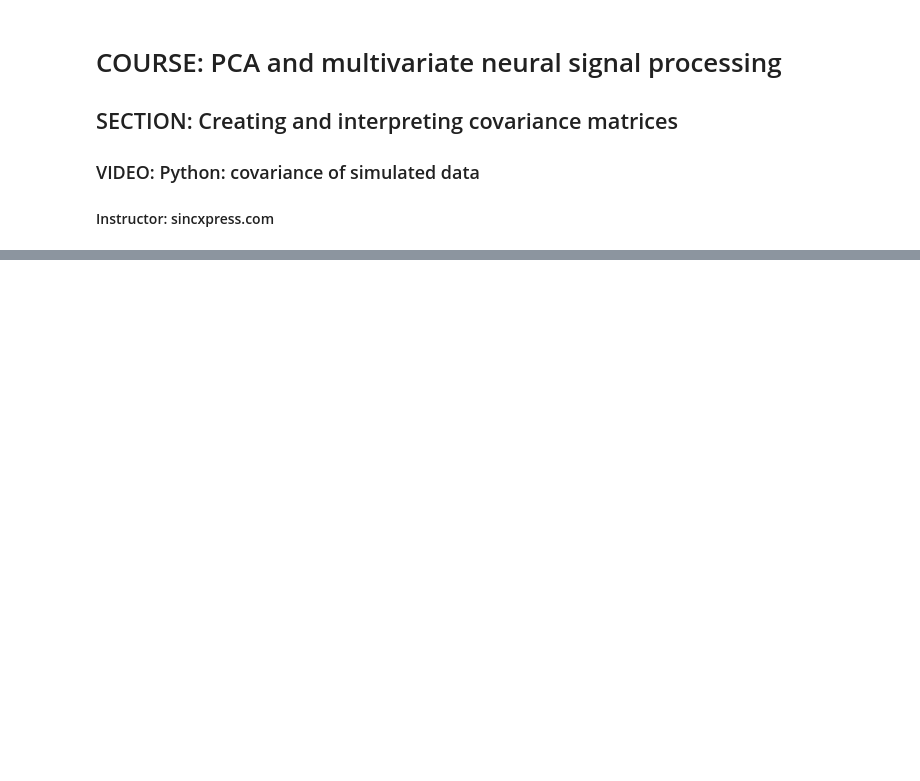
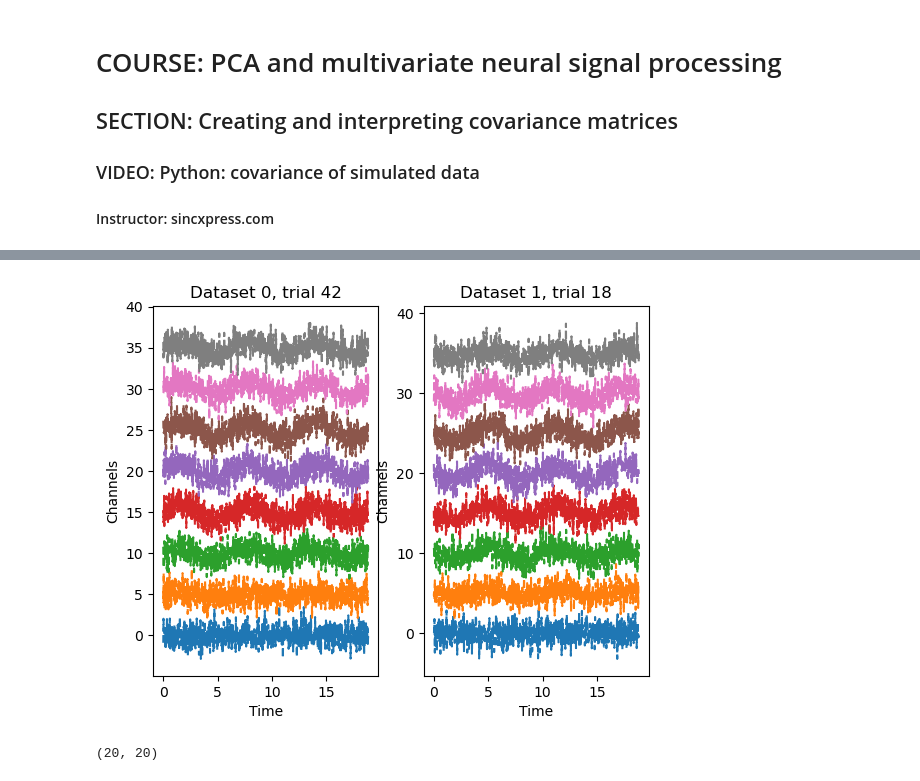
Before and after one commit to Rfsuther/PCA-multivariate-signal-processing, a Jupyter notebook: DRSS_covar_sata.ipynb, the cells around one changed output, grey strips where cells are left out. Drawn from its saved outputs; the diff is of its cells as text; code cells hidden in the pictures; blank space fills up the shorter version.

```diff
--- a/DRSS_covar_sata.ipynb
+++ b/DRSS_covar_sata.ipynb
@@ -32,4 +32,6 @@ for triali in range(nTrials):
     data[0,:,:,triali] = np.outer(np.sin(t),chanrel).T + np.random.randn(M,N)
 
     # random phase on each trial
-    data[1,:,:,triali] = np.outer(np.sin(t+np.random.rand(1)*2*np.pi),chanrel).T + np.random.randn(M,N)
+    shift = np.random.rand(1)*2*np.pi
+    print(shift)
+    data[1,:,:,triali] = np.outer(np.sin(t+shift),chanrel).T + np.random.randn(M,N)
@@ -36,23 +56,25 @@ for triali in range(nTrials):
 # %%
 ## visual inspection of the time series data
 
 for i in range(2):
 
     plt.subplot(1,2,i+1)
 
     # pick a random trial
     trial2plot = np.random.randint(0,nTrials)
 
     # show the data
-    for mi in range(M):
-        plt.plot( t,data[i,mi,:,trial2plot]+5*mi )  #  bsxfun(@plus, squeeze(data{i}(:,:,trial2plot)) ,(1:M)'*3 ))
+    for mi in range(8):
+        plt.plot( t,data[i,mi,:,trial2plot]+5*mi,'--' )  #  bsxfun(@plus, squeeze(data{i}(:,:,trial2plot)) ,(1:M)'*3 ))
 
     plt.xlabel('Time')
     plt.ylabel('Channels')
     plt.title('Dataset %g, trial %g' %(i,trial2plot))
 
 
 plt.show()
+# %% [output]
+[figure, added]
 # %%
 ## compute covariance matrix element-wise
 
@@ -90,6 +112,8 @@ covmat3 = np.cov(dataave)
 
 # always check the size to make sure it's the correct orientation:
 print(np.shape(covmat3))
+# %% [output]
+(20, 20)
 # %%
 ## show the matrices
 
```
Also changed, not shown: parts of 4 cells of this notebook, 6 other files.
